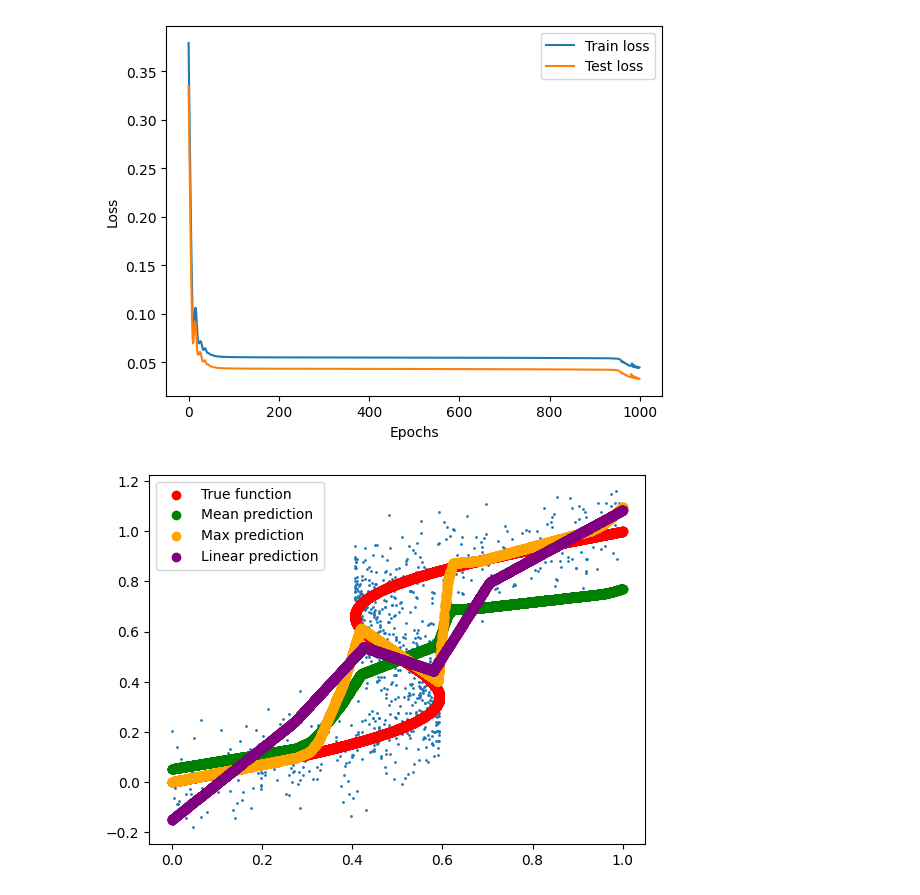
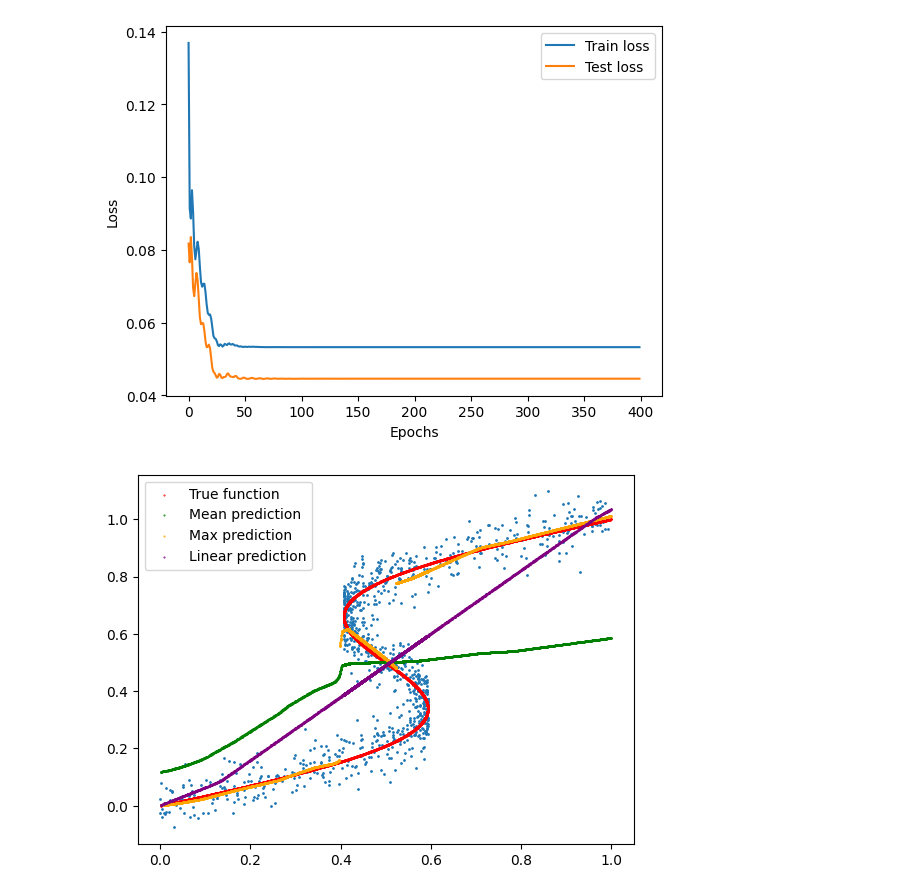
Before and after one commit to clementw168/mixture-density-net, a Jupyter notebook: training.ipynb, the cells around one changed output. Saved outputs shown, nothing was run; the diff lists cells and outputs as text; code cells hidden in the pictures.

Commit message:
feat: add contour plot / correct the standard deviation term in loss function

```diff
--- a/training.ipynb
+++ b/training.ipynb
@@ -8,13 +8,13 @@ from torch.utils.data import DataLoader
 TRAIN_SAMPLES = 1000
 TEST_SAMPLES = 10000
 function_range = (0, 1)
-noise_level = 0.1
+noise_level = 0.05
 
 sinus_train_dataset = FunctionDataset(
     sinusoid,
     n_samples=TRAIN_SAMPLES,
     range=function_range,
-    noise_std=0.1,
+    noise_std=noise_level,
     inverse_function=True,
 )
 sinus_test_dataset = FunctionDataset(
@@ -57,11 +57,11 @@ import numpy as np
 import torch
 
 
-EPOCHS = 1000
+EPOCHS = 400
 device = "cuda" if torch.cuda.is_available() else "cpu"
 
 mdn_model = LinearMDN(
-    input_dimension=1, hidden_dims=[16, 32], output_dimension=1, n_mixtures=5
+    input_dimension=1, hidden_dims=[16, 64, 128, 64, 32], output_dimension=1, n_mixtures=3
 )
 mdn_model.to(device)
 optimizer = torch.optim.Adam(mdn_model.parameters(), lr=0.01)
@@ -101,7 +101,7 @@ import numpy as np
 import torch
 
 
-EPOCHS = 1000
+EPOCHS = 400
 device = "cuda" if torch.cuda.is_available() else "cpu"
 
 linear_model = LinearNet(input_dimension=1, hidden_dims=[16, 32], output_dimension=1)
@@ -135,7 +135,7 @@ plt.xlabel("Epochs")
 plt.ylabel("Loss")
 plt.show()
 # %% [output]
-[figure, old version]
+[figure, new version]
 # %%
 import matplotlib.pyplot as plt
 import numpy as np
@@ -160,31 +160,37 @@ max_mu = mu[indices, max_mu_index, :]
 plt.scatter(sinus_train_dataset.x, sinus_train_dataset.y, s=1)
 plt.scatter(
     x.detach().cpu().numpy(),
     y.detach().cpu().numpy(),
     color="red",
     label="True function",
+    s=0.2,
 )
 plt.scatter(
     x.detach().cpu().numpy(),
     mean_mu.detach().cpu().numpy(),
     color="green",
     label="Mean prediction",
+    s=0.2,
 )
 plt.scatter(
     x.detach().cpu().numpy(),
     max_mu.detach().cpu().numpy(),
     color="orange",
     label="Max prediction",
+    s=0.2,
+
 )
 plt.scatter(
     x.detach().cpu().numpy(),
     linear_pred.detach().cpu().numpy(),
     color="purple",
     label="Linear prediction",
+    s=0.2,
+
 )
 
 plt.legend()
 
 plt.show()
 # %% [output]
-[figure, old version]
+[figure, new version]
```
Also changed, not shown: parts of 3 cells of this notebook, 1 other file.
